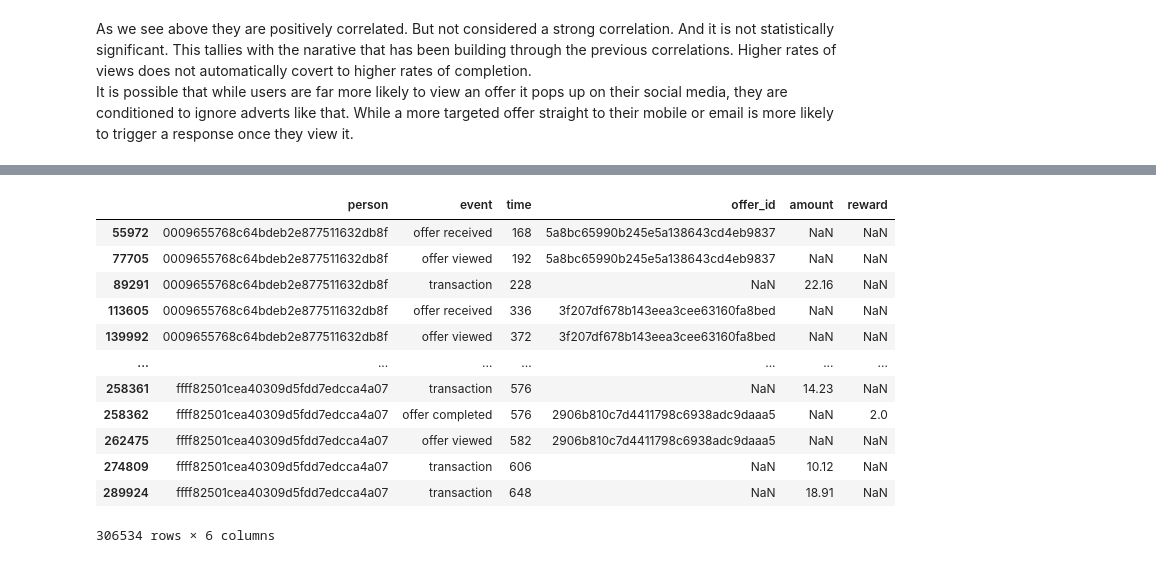
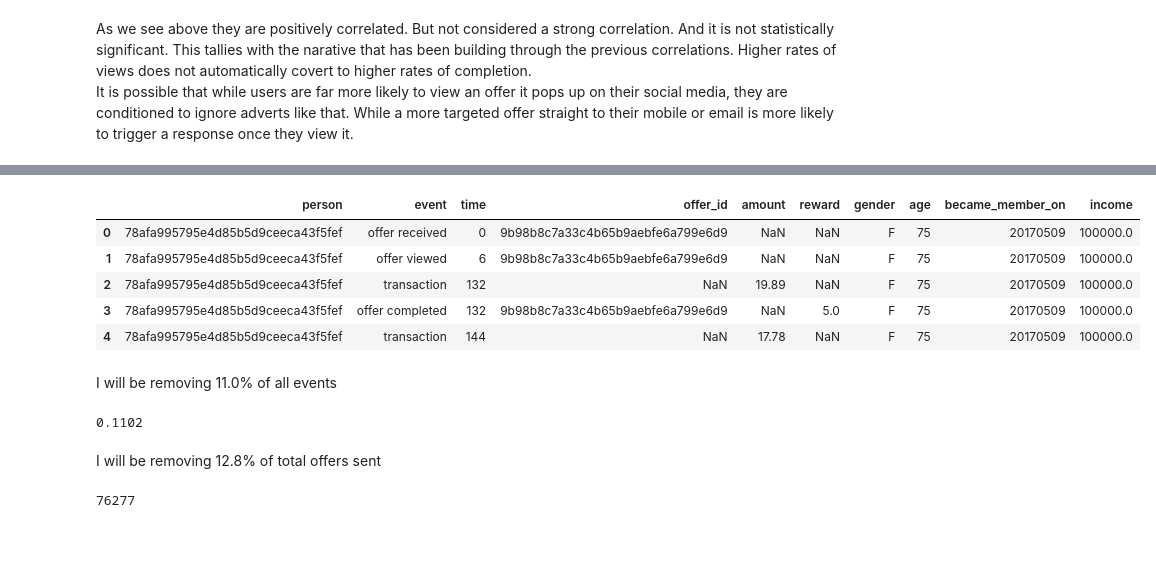
Before and after one commit to benjaminr4/starbucks_project, a Jupyter notebook: Dataset_Exploration.ipynb, the cells around one changed output, grey strips where cells are left out. Drawn from its saved outputs; the diff is of its cells as text; code cells hidden in the pictures.

```diff
--- a/Dataset_Exploration.ipynb
+++ b/Dataset_Exploration.ipynb
@@ -1816,16 +1890,20 @@ transcript
-# %%
-transcript.sort_values(['person','time'])
-# %% [output]
-|  | person | event | time | offer_id | amount | reward |
-| 55972 | 0009655768c64bdeb2e877511632db8f | offer received | 168 | 5a8bc65990b245e5a138643cd4eb9837 | NaN | NaN |
-| 77705 | 0009655768c64bdeb2e877511632db8f | offer viewed | 192 | 5a8bc65990b245e5a138643cd4eb9837 | NaN | NaN |
-| 89291 | 0009655768c64bdeb2e877511632db8f | transaction | 228 | NaN | 22.16 | NaN |
-| 113605 | 0009655768c64bdeb2e877511632db8f | offer received | 336 | 3f207df678b143eea3cee63160fa8bed | NaN | NaN |
-| 139992 | 0009655768c64bdeb2e877511632db8f | offer viewed | 372 | 3f207df678b143eea3cee63160fa8bed | NaN | NaN |
-| ... | ... | ... | ... | ... | ... | ... |
-| 258361 | ffff82501cea40309d5fdd7edcca4a07 | transaction | 576 | NaN | 14.23 | NaN |
-| 258362 | ffff82501cea40309d5fdd7edcca4a07 | offer completed | 576 | 2906b810c7d4411798c6938adc9daaa5 | NaN | 2.0 |
-| 262475 | ffff82501cea40309d5fdd7edcca4a07 | offer viewed | 582 | 2906b810c7d4411798c6938adc9daaa5 | NaN | NaN |
-| 274809 | ffff82501cea40309d5fdd7edcca4a07 | transaction | 606 | NaN | 10.12 | NaN |
-| 289924 | ffff82501cea40309d5fdd7edcca4a07 | transaction | 648 | NaN | 18.91 | NaN |
-306534 rows × 6 columns
+# %%
+profile.rename(columns={"id": "person"},inplace=True)
+# %%
+transcript_profile=transcript.merge(profile)
+# %%
+transcript_profile.head()
+# %% [output]
+|  | person | event | time | offer_id | amount | reward | gender | age | became_member_on | income |
+| 0 | 78afa995795e4d85b5d9ceeca43f5fef | offer received | 0 | 9b98b8c7a33c4b65b9aebfe6a799e6d9 | NaN | NaN | F | 75 | 20170509 | 100000.0 |
+| 1 | 78afa995795e4d85b5d9ceeca43f5fef | offer viewed | 6 | 9b98b8c7a33c4b65b9aebfe6a799e6d9 | NaN | NaN | F | 75 | 20170509 | 100000.0 |
+| 2 | 78afa995795e4d85b5d9ceeca43f5fef | transaction | 132 | NaN | 19.89 | NaN | F | 75 | 20170509 | 100000.0 |
+| 3 | 78afa995795e4d85b5d9ceeca43f5fef | offer completed | 132 | 9b98b8c7a33c4b65b9aebfe6a799e6d9 | NaN | 5.0 | F | 75 | 20170509 | 100000.0 |
+| 4 | 78afa995795e4d85b5d9ceeca43f5fef | transaction | 144 | NaN | 17.78 | NaN | F | 75 | 20170509 | 100000.0 |
+# %% [markdown]
+I will be removing 11.0% of all events
+# %%
+val=len(transcript_profile.loc[transcript_profile['age'] == 118])/len(transcript_profile['age'])
+round(val,4)
+# %% [output]
+0.1102
@@ -1831,0 +1913,6 @@ transcript.sort_values(['person','time'])
+# %% [markdown]
+I will be removing 12.8% of total offers sent
+# %%
+len(transcript_profile_rec['age'])
+# %% [output]
+76277
```
Also changed, not shown: parts of 29 cells of this notebook, 6 other files.
